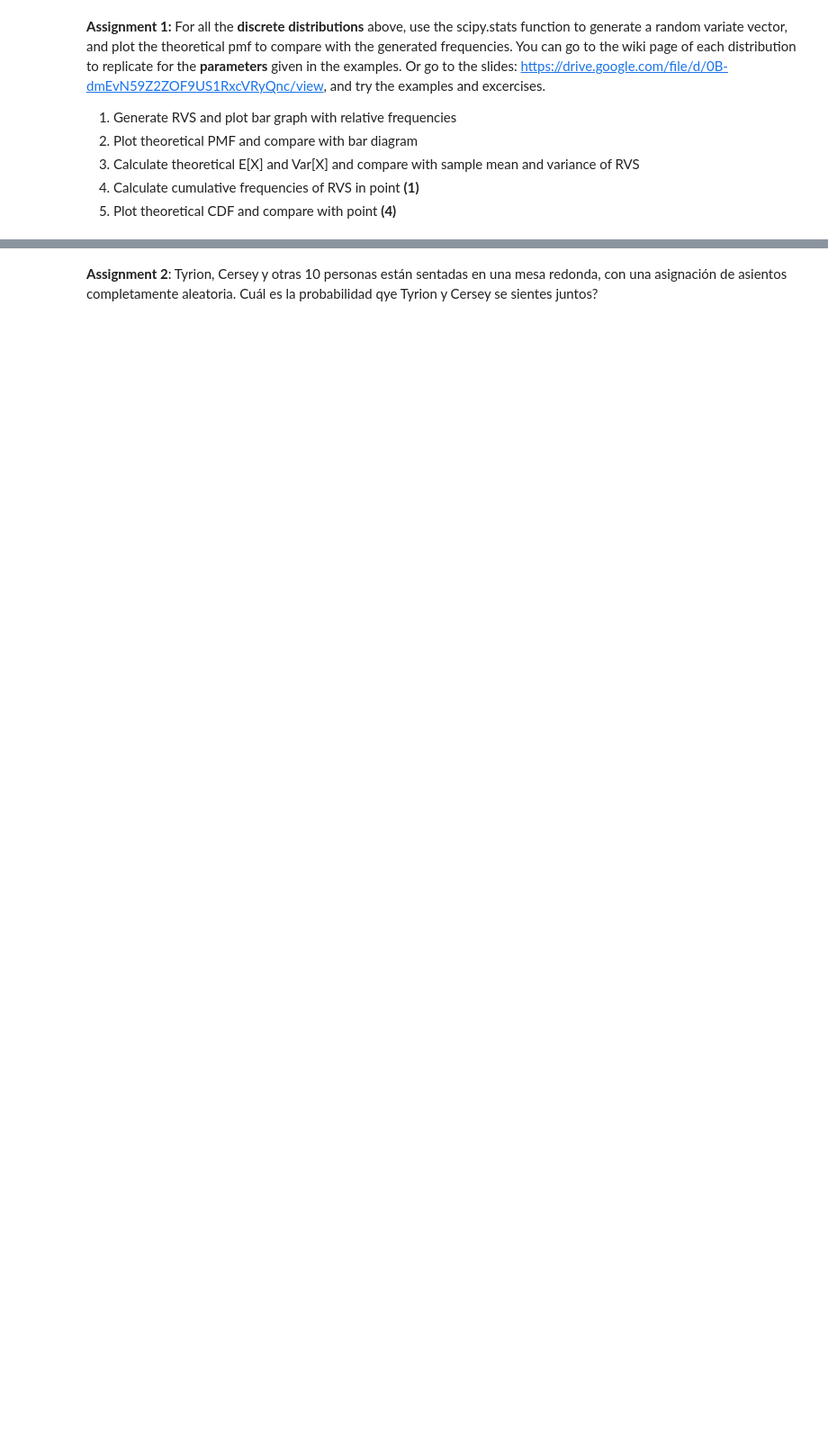
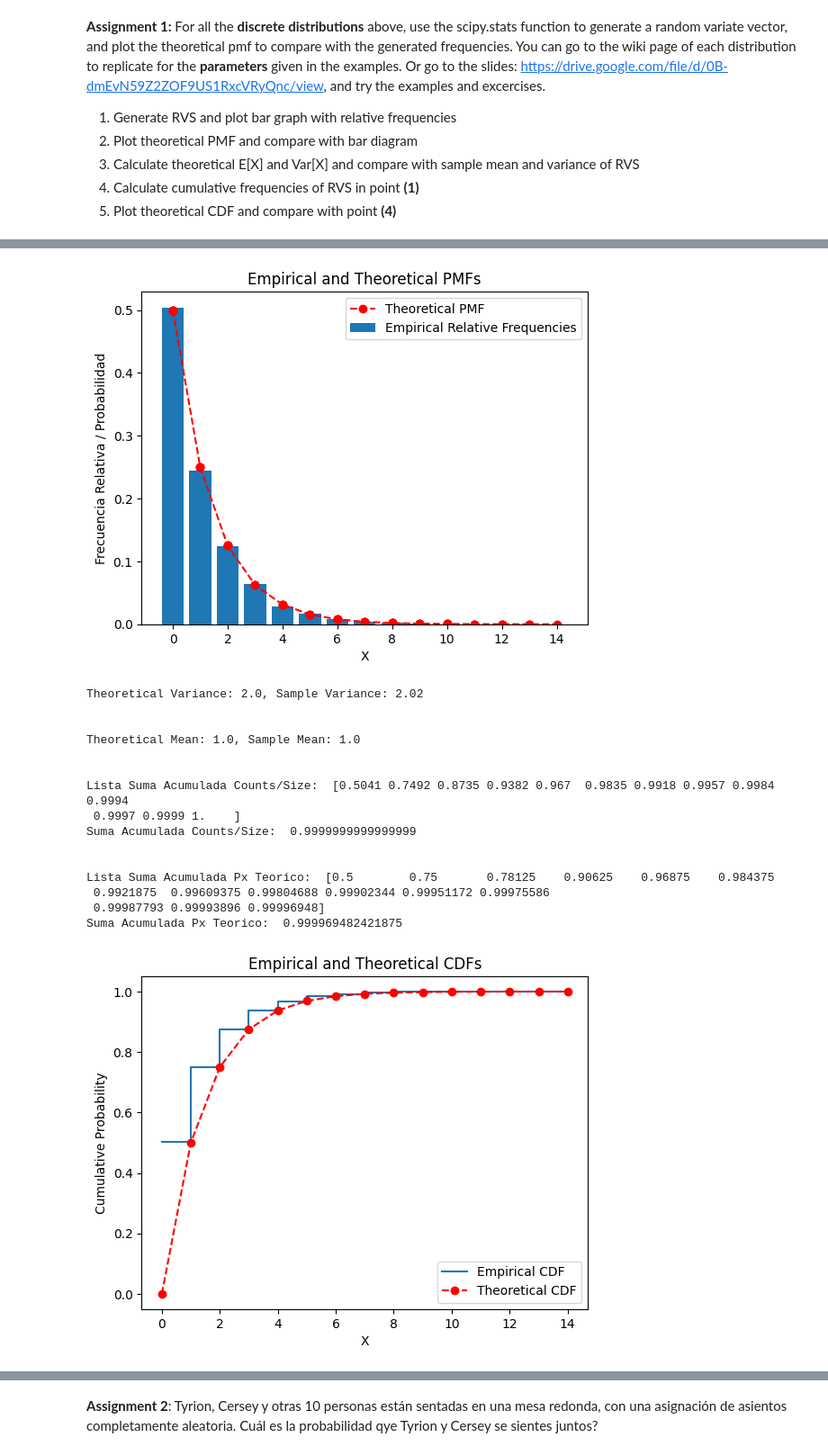
Before and after one commit to CHACHO617/Taller1ModelosYSimulacoin, a Jupyter notebook: Taller 5.ipynb, the cells around one changed output, grey strips where cells are left out. Shown at 90% size. Drawn from its saved outputs; the diff is of its cells as text; code cells hidden in the pictures; blank space fills up the shorter version.

```diff
--- a/Taller 5.ipynb
+++ b/Taller 5.ipynb
@@ -695,0 +630,80 @@ print (xcdf1)
+# %%
+# GEOMETRICA
+
+#Punto 1 ------------------------------------------------------
+p = 0.5
+size = 10000  # sequence length
+RVS = [geometric(p) for i in range(size)]
+unique, counts = np.unique(RVS, return_counts=True)
+plt.bar(unique, counts / size, label='Empirical Relative Frequencies')
+
+
+#Punto 2 ------------------------------------------------------
+x_theoretical = np.linspace(0, max(RVS), dtype='int')
+px_theoretical = geom.pmf(x_theoretical + 1, p)
+plt.plot(x_theoretical, px_theoretical, '--ro', label='Theoretical PMF')
+# Add labels and legend
+plt.xlabel('X')
+plt.ylabel('Frecuencia Relativa / Probabilidad')
+plt.title('Empirical and Theoretical PMFs')
+plt.legend()
+# Display the plot
+plt.show()
+
+
+#Punto 3 ------------------------------------------------------
+#theoretical_mean = geom.mean(p)
+#theoretical_variance = geom.var(p)
+theoretical_mean = (1-p)/p
+theoretical_variance = (1-p)/p**2
+
+sample_mean = np.mean(RVS)
+sample_variance = np.var(RVS)
+print(f'Theoretical Variance: {theoretical_variance}, Sample Variance: {sample_variance}')
+print(f'\n\nTheoretical Mean: {theoretical_mean}, Sample Mean: {sample_mean}')
+
+
+#Punto 4 ------------------------------------------------------
+i = 0
+cumulative_counts = np.cumsum(counts / size)
+print("\n\nLista Suma Acumulada Counts/Size: ",cumulative_counts)
+print("Suma Acumulada Counts/Size: ", max(cumulative_counts))
+plt.step(unique, cumulative_counts, label='Empirical CDF', where='post')
+
+px_theoretical_1 = list(set(px_theoretical))
+print("\n\nLista Suma Acumulada Px Teorico: ", np.cumsum(px_theoretical_1))
+print("Suma Acumulada Px Teorico: ", max(np.cumsum(px_theoretical_1)))
+
+
+#Punto 5 ----------------------------------
+# Plot theoretical CDF
+x_cdf_theoretical = np.arange(0, max(RVS) + 1)
+cdf_theoretical = geom.cdf(x_cdf_theoretical, p)
+plt.plot(x_cdf_theoretical, cdf_theoretical, '--ro', label='Theoretical CDF')
+
+# Add labels and legend
+plt.xlabel('X')
+plt.ylabel('Cumulative Probability')
+plt.title('Empirical and Theoretical CDFs')
+plt.legend()
+
+# Display the plot
+plt.show()
+# %% [output]
+[figure, added]
+Theoretical Variance: 2.0, Sample Variance: 2.02
+
+
+Theoretical Mean: 1.0, Sample Mean: 1.0
+
+
+Lista Suma Acumulada Counts/Size:  [0.5041 0.7492 0.8735 0.9382 0.967  0.9835 0.9918 0.9957 0.9984 0.9994
+ 0.9997 0.9999 1.    ]
+Suma Acumulada Counts/Size:  0.9999999999999999
+
+
+Lista Suma Acumulada Px Teorico:  [0.5        0.75       0.78125    0.90625    0.96875    0.984375
+ 0.9921875  0.99609375 0.99804688 0.99902344 0.99951172 0.99975586
+ 0.99987793 0.99993896 0.99996948]
+Suma Acumulada Px Teorico:  0.999969482421875
+[figure, added]
```
Also changed, not shown: parts of 17 cells of this notebook.
